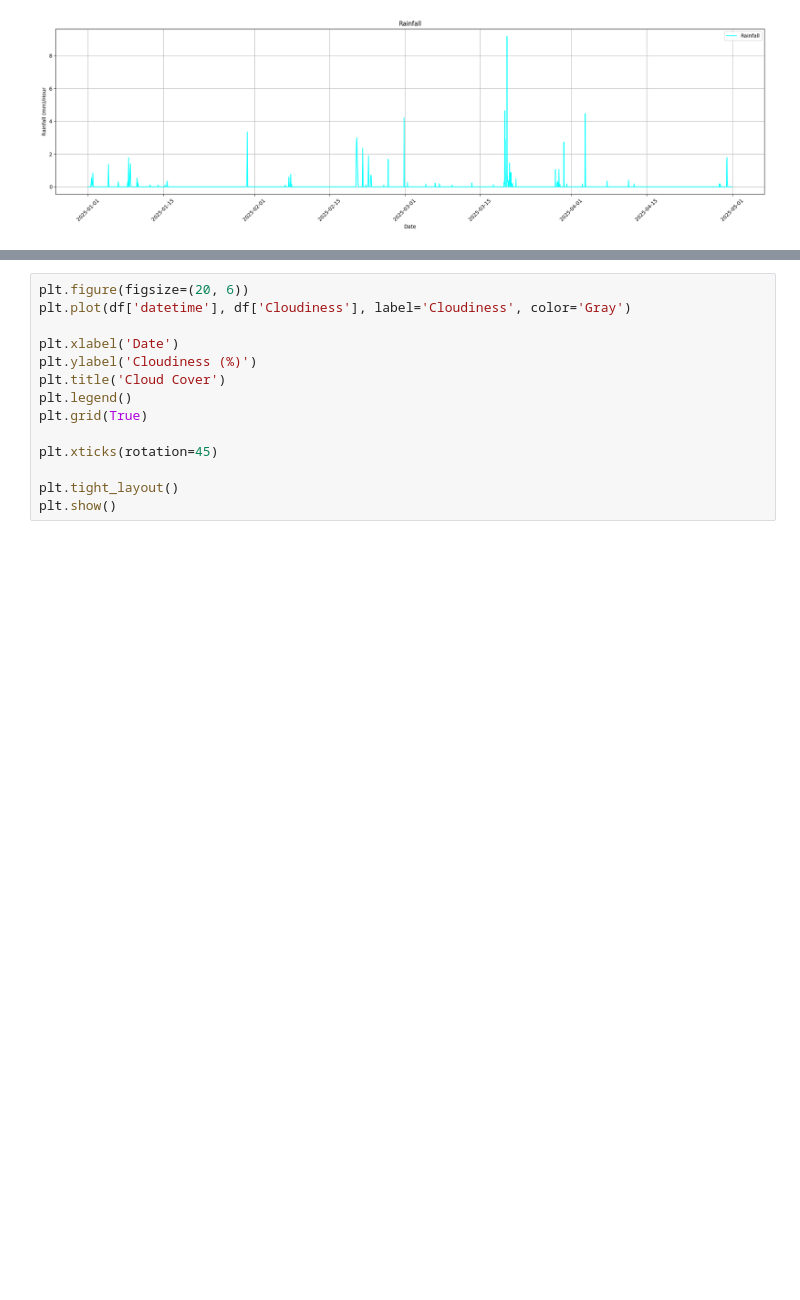
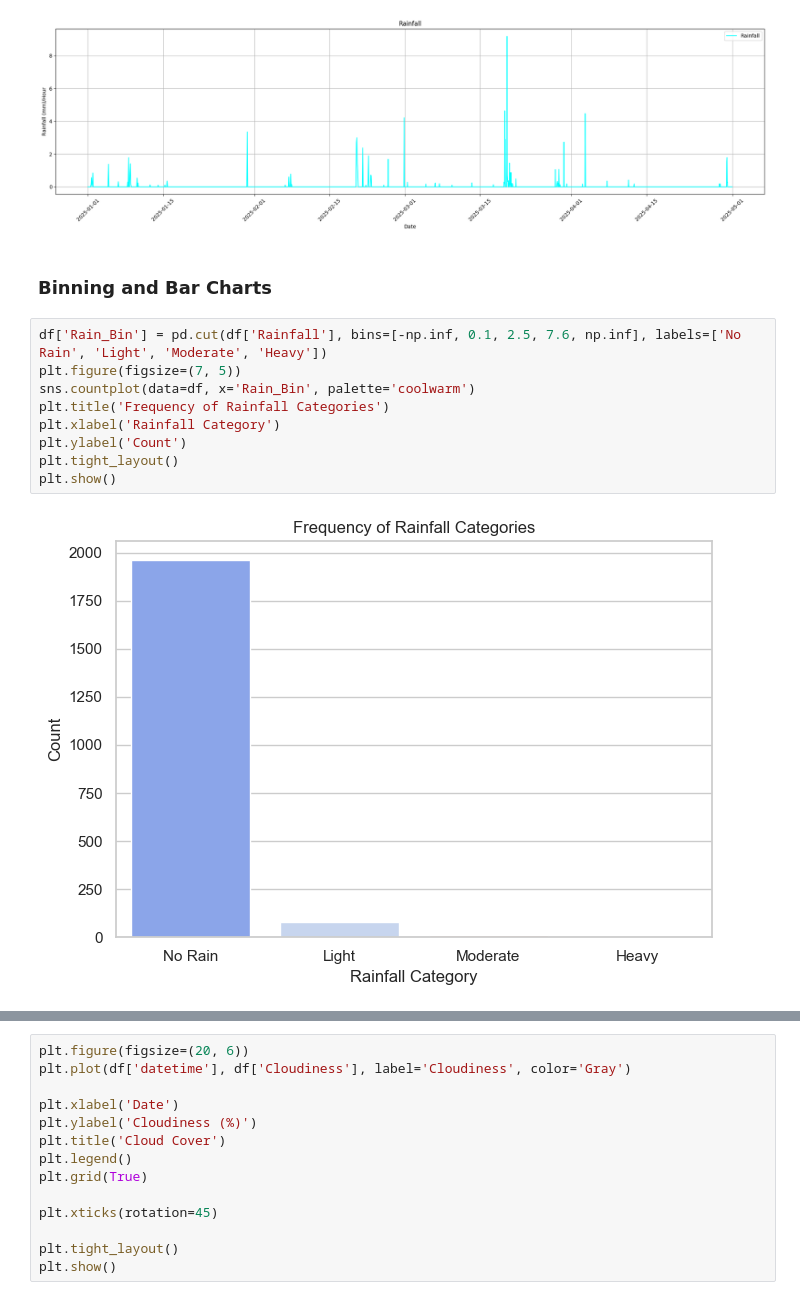
Before and after one commit to JOHNfreedom1234/Data-Mining-Project, a Jupyter notebook: Data_Mining_Proper_Analysis.ipynb, the cells around one changed output, grey strips where cells are left out. Drawn from its saved outputs; the diff is of its cells as text; blank space fills up the shorter version.

```diff
--- a/Data_Mining_Proper_Analysis.ipynb
+++ b/Data_Mining_Proper_Analysis.ipynb
@@ -130,3 +160,16 @@ plt.tight_layout()
 plt.show()
 # %% [output]
 [figure]
+# %% [markdown]
+### Binning and Bar Charts
+# %%
+df['Rain_Bin'] = pd.cut(df['Rainfall'], bins=[-np.inf, 0.1, 2.5, 7.6, np.inf], labels=['No Rain', 'Light', 'Moderate', 'Heavy'])
+plt.figure(figsize=(7, 5))
+sns.countplot(data=df, x='Rain_Bin', palette='coolwarm')
+plt.title('Frequency of Rainfall Categories')
+plt.xlabel('Rainfall Category')
+plt.ylabel('Count')
+plt.tight_layout()
+plt.show()
+# %% [output]
+[figure, added]
```
Also changed, not shown: parts of 15 cells of this notebook.
